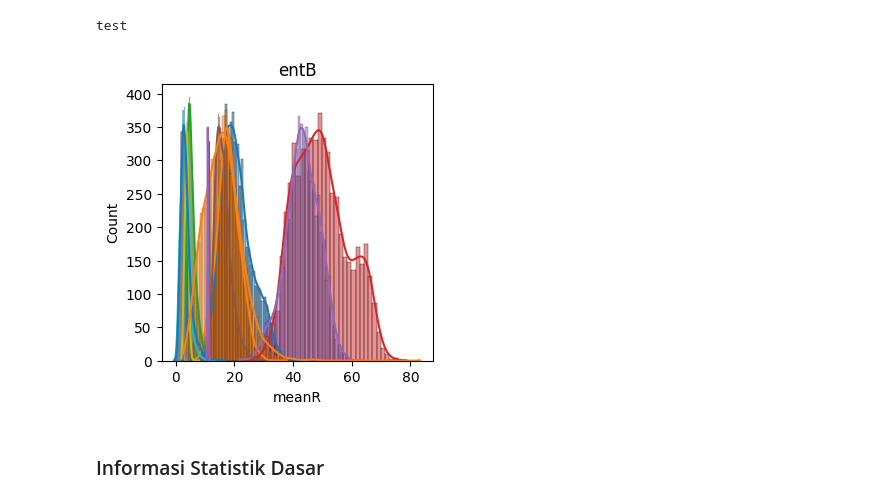
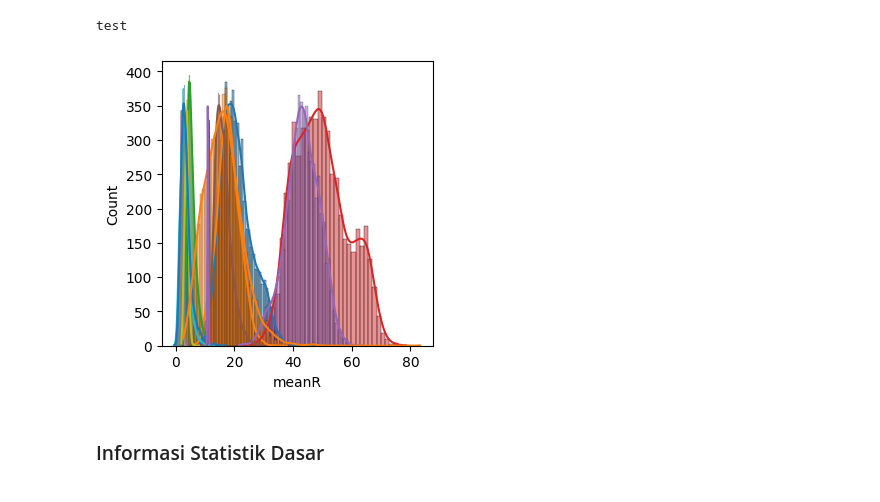
Before and after one commit to Hadoroo/ProjekAKhirJST, a Jupyter notebook: Project_Akhir.ipynb, the cells around one changed output. Drawn from its saved outputs; the diff is of its cells as text; code cells hidden in the pictures.

Commit message:
added too much plot

```diff
--- a/Project_Akhir.ipynb
+++ b/Project_Akhir.ipynb
@@ -31,18 +31,17 @@ test
 # %%
 import matplotlib.pyplot as plt
 import seaborn as sns
 
 plt.figure(figsize=(15, 10))
 
 for i, feature in enumerate(df, 1):
     plt.subplot(3, 5, 1)  # 3 baris dan 5 kolom
     sns.histplot(df[feature], kde=True)
-    plt.title(feature)
 
 plt.tight_layout()
 plt.show()
 # %% [output]
-[figure, old version]
+[figure, new version]
 # %% [markdown]
 ### Informasi Statistik Dasar
 # %%
```
Also changed, not shown: parts of 27 cells of this notebook.
